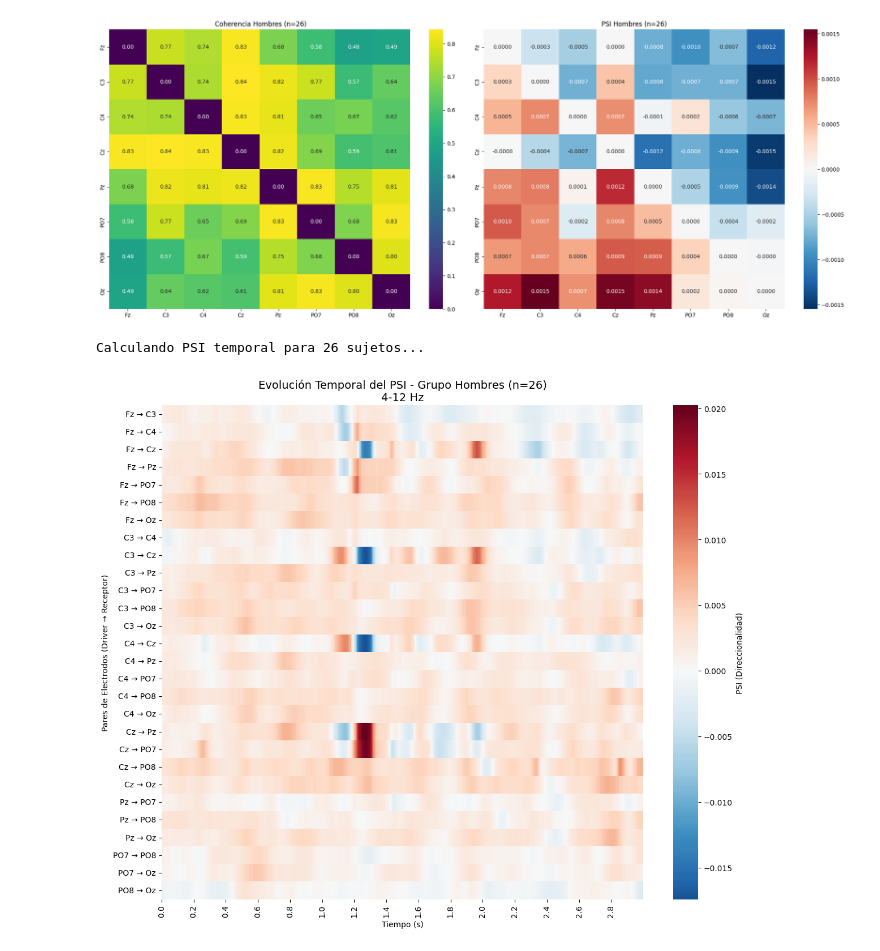
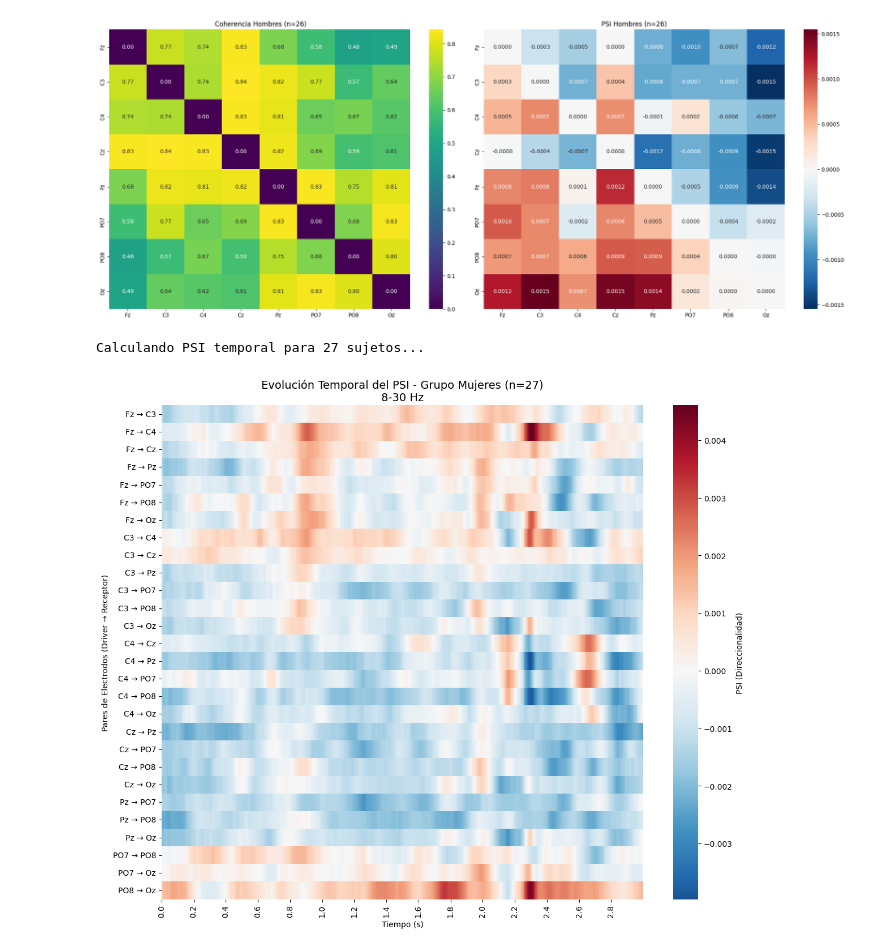
Before and after one commit to fer004/PSI_analysis_STEM, a Jupyter notebook: psi_analisis.ipynb, the cells around one changed output. Cells and saved outputs as stored; diff of their text form; code cells hidden in the pictures.

```diff
--- a/psi_analisis.ipynb
+++ b/psi_analisis.ipynb
@@ -343,7 +345,7 @@ from pathlib import Path
 
 def plot_group_psi_heatmap_3s(sub_list, cwt_dir, freqs, sfreq=250):
     # 1. Configuración de Sujetos y Canales
-    control_subs = sub_list[sub_list['Gender'] == 'Male']['participant_id'].values
+    control_subs = sub_list[sub_list['Gender'] == 'Female']['participant_id'].values
     target_channels = ['Fz', 'C3', 'C4', 'Cz', 'Pz', 'PO7', 'PO8', 'Oz']
     n_channels = len(target_channels)
 
@@ -395,36 +397,36 @@ def plot_group_psi_heatmap_3s(sub_list, cwt_dir, freqs, sfreq=250):
             # Calcular PSI por cada punto de tiempo
             psi_t_freqs = []
             for f in range(len(freqs) - 1):
                 term = np.conj(Cxy[f, :]) * Cxy[f+1, :]
                 psi_t_freqs.append(np.imag(term))
 
             # Guardar promedio de PSI en frecuencias
             group_psi_data[s_idx, p_idx, valid] = np.mean(psi_t_freqs, axis=0)
 
     # Grand Average del PSI
     ga_psi_temporal = np.nanmean(group_psi_data, axis=0)
 
     # Visualización como Heatmap
     plt.figure(figsize=(12, 10))
     pair_labels = [f"{p[0]} → {p[1]}" for p in pairs]
 
     sns.heatmap(ga_psi_temporal, xticklabels=25, yticklabels=pair_labels,
                 cmap='RdBu_r', center=0, cbar_kws={'label': 'PSI (Direccionalidad)'})
 
     plt.xticks(np.arange(0, n_times_limit, 50), np.round(np.arange(0, n_times_limit, 50)/sfreq, 1))
 
-    plt.title(f"Evolución Temporal del PSI - Grupo Hombres (n={len(control_subs)})\n4-12 Hz", fontsize=14)
+    plt.title(f"Evolución Temporal del PSI - Grupo Mujeres (n={len(control_subs)})\n8-30 Hz", fontsize=14)
     plt.xlabel("Tiempo (s)")
     plt.ylabel("Pares de Electrodos (Driver → Receptor)")
     plt.tight_layout()
     plt.show()
 
 #Ejecución
 
 plot_group_psi_heatmap_3s(sub_list, CWT_DIR, freqs)
 # %% [output]
-Calculando PSI temporal para 26 sujetos...
+Calculando PSI temporal para 27 sujetos...
-[figure, old version]
+[figure, new version]
 # %%
 import numpy as np
 import pandas as pd
```
Also changed, not shown: parts of 2 cells of this notebook.
